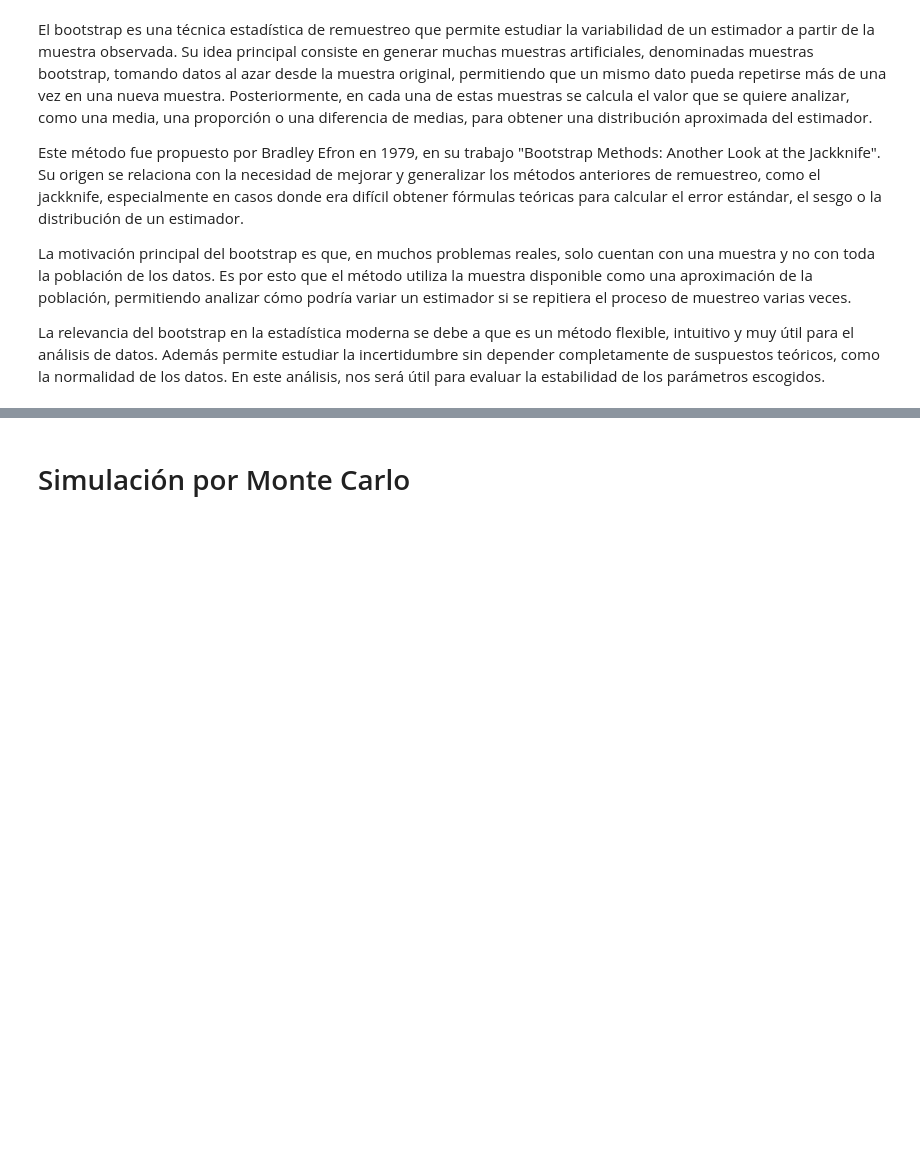
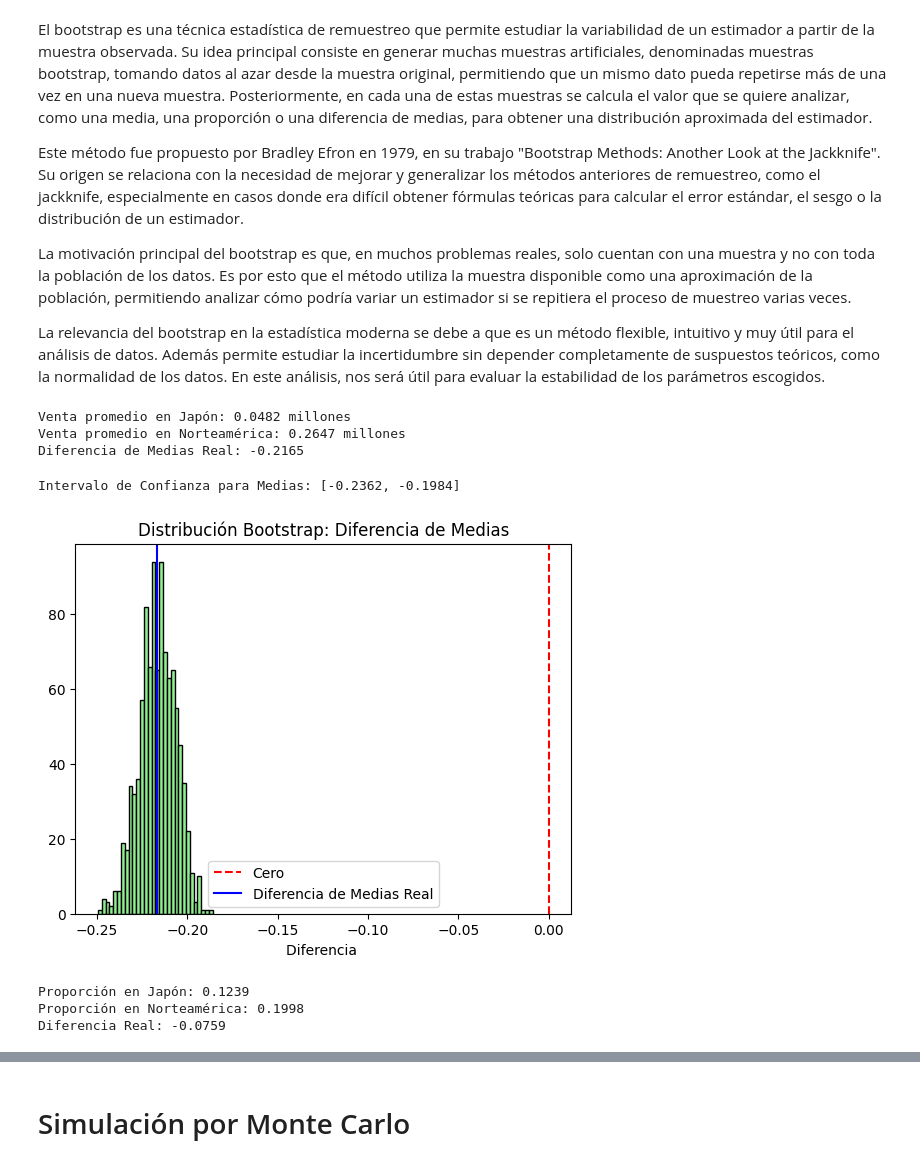
Before and after one commit to crisfoce/ESTACA2, a Jupyter notebook: Estaca2.ipynb, the cells around one changed output, grey strips where cells are left out. Cells and saved outputs as stored; diff of their text form; code cells hidden in the pictures; blank space fills up the shorter version.

```diff
--- a/Estaca2.ipynb
+++ b/Estaca2.ipynb
@@ -142,3 +143,81 @@ Este método fue propuesto por Bradley Efron en 1979, en su trabajo "Bootstrap M
 La motivación principal del bootstrap es que, en muchos problemas reales, solo cuentan con una muestra y no con toda la población de los datos. Es por esto que el método utiliza la muestra disponible como una aproximación de la población, permitiendo analizar cómo podría variar un estimador si se repitiera el proceso de muestreo varias veces.
 
 La relevancia del bootstrap en la estadística moderna se debe a que es un método flexible, intuitivo y muy útil para el análisis de datos. Además permite estudiar la incertidumbre sin depender completamente de suspuestos teóricos, como la normalidad de los datos. En este análisis, nos será útil para evaluar la estabilidad de los parámetros escogidos.
+# %%
+# elegimos el genero
+juegos_accion = data[data['Genre'] == 'Action']
+
+# calculamos el promedio de la media
+media_jp_real = juegos_accion['JP_Sales'].mean()
+media_na_real = juegos_accion['NA_Sales'].mean()
+
+# obtenemso la diferencia de lso promedios
+dif_medias_observada = media_jp_real - media_na_real
+
+print(f"Venta promedio en Japón: {media_jp_real:.4f} millones")
+print(f"Venta promedio en Norteamérica: {media_na_real:.4f} millones")
+print(f"Diferencia de Medias Real: {dif_medias_observada:.4f}")
+# %% [output]
+Venta promedio en Japón: 0.0482 millones
+Venta promedio en Norteamérica: 0.2647 millones
+Diferencia de Medias Real: -0.2165
+# %%
+resultados_bs_medias = []
+
+for i in range(1000):
+    # Lo mas imporatante el boot
+    muestra_bs = data.sample(frac=1, replace=True)
+
+    # filtramos por género
+    filtro = muestra_bs[muestra_bs['Genre'] == 'Action']
+
+    # calculamos la media
+    m_jp = filtro['JP_Sales'].mean()
+    m_na = filtro['NA_Sales'].mean()
+
+    # guardamos la resta de las medias
+    resultados_bs_medias.append(m_jp - m_na)
+
+# calculamos el Intervalo de Confianza
+inf_m = np.percentile(resultados_bs_medias, 2.5)
+sup_m = np.percentile(resultados_bs_medias, 97.5)
+
+print(f"Intervalo de Confianza para Medias: [{inf_m:.4f}, {sup_m:.4f}]")
+# graficamos
+plt.hist(resultados_bs_medias, bins=30, color='lightgreen', edgecolor='black')
+plt.axvline(0, color='red', linestyle='--', label='Cero')
+plt.axvline(dif_medias_observada, color='blue', label='Diferencia de Medias Real')
+
+plt.title('Distribución Bootstrap: Diferencia de Medias')
+plt.xlabel('Diferencia ')
+plt.legend()
+plt.show()
+# %% [output]
+Intervalo de Confianza para Medias: [-0.2362, -0.1984]
+[figure, added]
+# %%
+# Defini el genero a analizar
+genero_interes = 'Action'
+
+# Las ventas globales de las regiones a comparar
+total_jp = data['JP_Sales'].sum()
+total_na = data['NA_Sales'].sum()
+
+# Las entas del genero específico por región
+ventas_genero_jp = data[data['Genre'] == genero_interes]['JP_Sales'].sum()
+ventas_genero_na = data[data['Genre'] == genero_interes]['NA_Sales'].sum()
+
+# Proporciones
+prop_jp_real = ventas_genero_jp / total_jp
+prop_na_real = ventas_genero_na / total_na
+
+# La diferencia real
+diferencia_observada = prop_jp_real - prop_na_real
+
+print(f"Proporción en Japón: {prop_jp_real:.4f}")
+print(f"Proporción en Norteamérica: {prop_na_real:.4f}")
+print(f"Diferencia Real: {diferencia_observada:.4f}")
+# %% [output]
+Proporción en Japón: 0.1239
+Proporción en Norteamérica: 0.1998
+Diferencia Real: -0.0759
```
Also changed, not shown: parts of 3 cells of this notebook.
